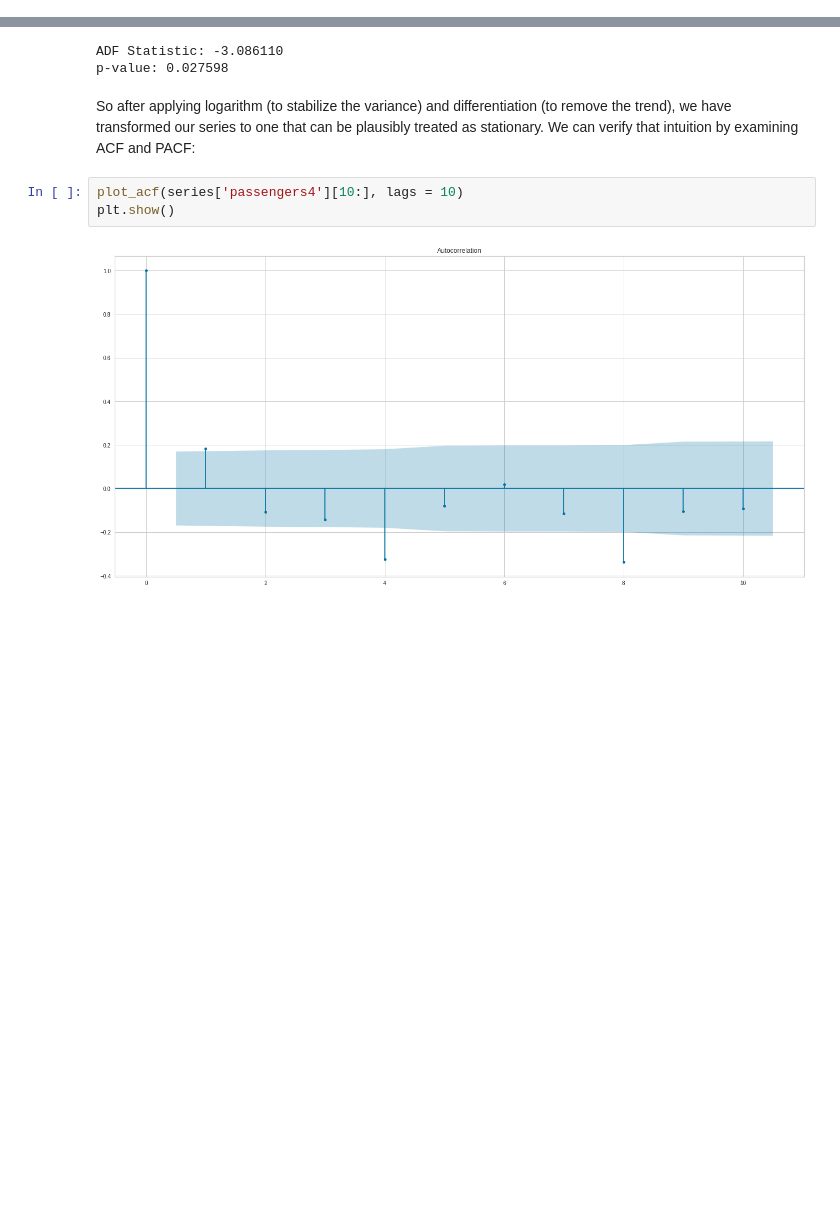
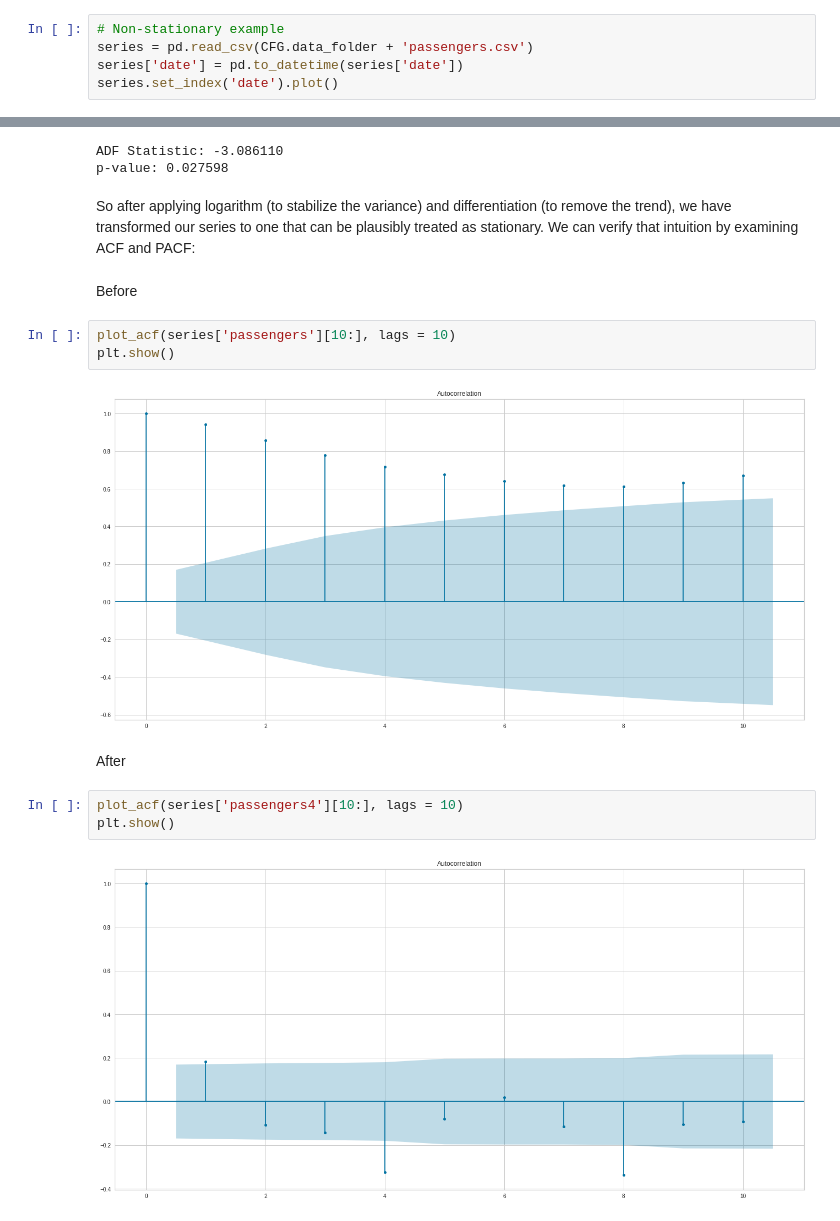
Before and after one commit to turkalpmd/time_series, a Jupyter notebook: code/TS-0.ipynb, the cells around one changed output, grey strips where cells are left out. Drawn from its saved outputs; the diff is of its cells as text; blank space fills up the shorter version.

```diff
--- a/code/TS-0.ipynb
+++ b/code/TS-0.ipynb
@@ -752,0 +773,5 @@ Let's go back to our hammer-and-nail approach and try some transformations to ma
+# %%
+# Non-stationary example
+series = pd.read_csv(CFG.data_folder + 'passengers.csv')
+series['date'] = pd.to_datetime(series['date'])
+series.set_index('date').plot()
@@ -798,6 +837,15 @@ p-value: 0.027598
 # %% [markdown]
 
 So after applying logarithm (to stabilize the variance) and differentiation (to remove the trend), we have transformed our series to one that can be plausibly treated as stationary. We can verify that intuition by examining ACF and PACF:
+# %% [markdown]
+Before
+# %%
+plot_acf(series['passengers'][10:], lags = 10)
+plt.show()
+# %% [output]
+[figure, added]
+# %% [markdown]
+After
 # %%
 plot_acf(series['passengers4'][10:], lags = 10)
 plt.show()
```
Also changed, not shown: parts of 19 cells of this notebook, 2 other files.
